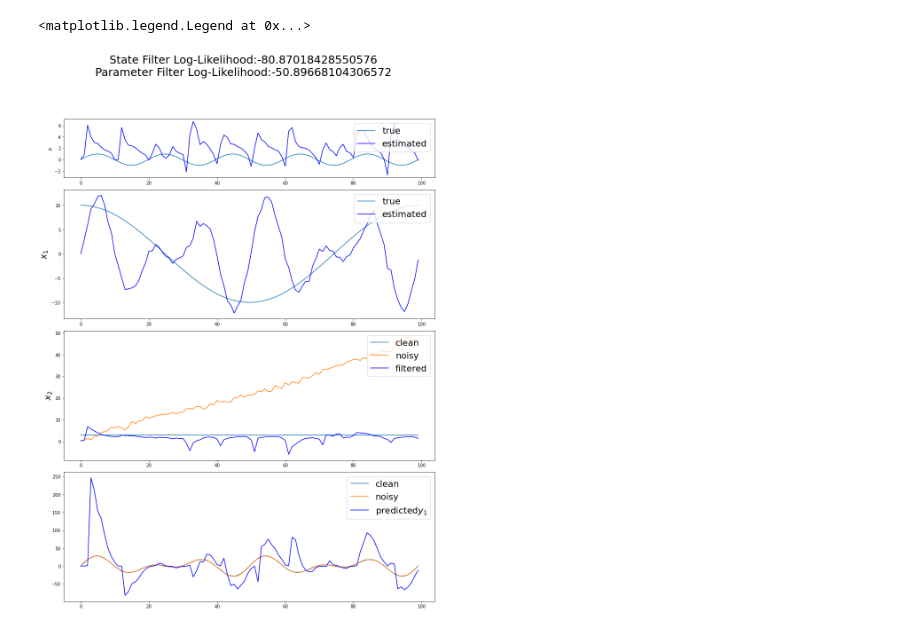
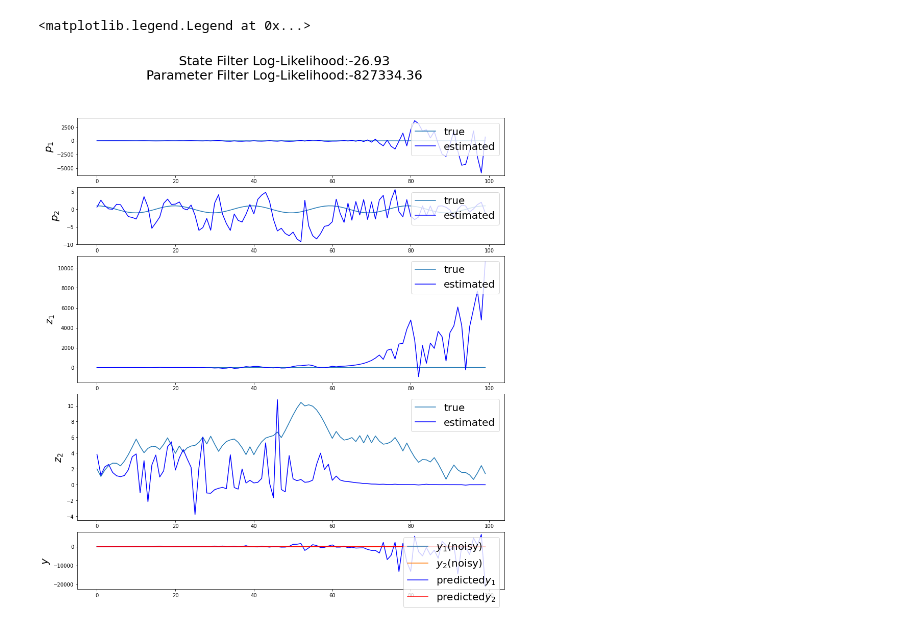
Before and after one commit to SeongchunYang/KF, a Jupyter notebook: DUKFexample.ipynb, the cells around one changed output. Cells and saved outputs as stored; diff of their text form; code cells hidden in the pictures.

Commit message:
Updated dataset for DUKF example

```diff
--- a/DUKFexample.ipynb
+++ b/DUKFexample.ipynb
@@ -129,36 +212,52 @@ DUKF.main(obs_noisy)
 # %%
-fig=plt.figure(figsize=(15,20))
+fig=plt.figure(figsize=(15,17))
 grid=gridspec.GridSpec(nrows=7,ncols=1,figure=fig)
 fig.suptitle(
-    'State Filter Log-Likelihood:{}\n'.format(np.mean(DUKF.sUKF.log_likelihoods)) +
-    'Parameter Filter Log-Likelihood:{}'.format(np.mean(DUKF.pUKF.log_likelihoods)),
+    'State Filter Log-Likelihood:{}\n'.format(
+        np.round(
+            np.mean(DUKF.sUKF.log_likelihoods),
+            2)
+    ) +
+    'Parameter Filter Log-Likelihood:{}'.format(
+        np.round(
+            np.mean(DUKF.pUKF.log_likelihoods),
+            2)
+    )
+    ,
     size=25
 )
-# estimated parameter
+# estimated parameter1
 ax1=fig.add_subplot(grid[0,0])
-ax1.plot(p,label='true')
-ax1.plot(DUKF.pUKF.zs,label='estimated',color='b')
-ax1.set_ylabel('p')
+ax1.plot(p1,label='true')
+ax1.plot(DUKF.pUKF.zs[:,0],label='estimated',color='b')
+ax1.set_ylabel(r'$p_1$',fontsize=20,weight='bold')
 ax1.legend(loc='upper right',fontsize=20)
-# estimated x1
-ax2=fig.add_subplot(grid[1:3,0])
-ax2.plot(x1_pure,label='true')
-ax2.plot(DUKF.sUKF.zs[:,0],label='estimated',color='blue')
-ax2.set_ylabel(r'$x_1$',size=20,weight='bold')
+# estimated parameter2
+ax2=fig.add_subplot(grid[1,0])
+ax2.plot(p2,label='true')
+ax2.plot(DUKF.pUKF.zs[:,1],label='estimated',color='b')
+ax2.set_ylabel(r'$p_2$',fontsize=20,weight='bold')
 ax2.legend(loc='upper right',fontsize=20)
+# estimated z1
+ax3=fig.add_subplot(grid[2:4,0])
+ax3.plot(x1,label='true')
+ax3.plot(DUKF.sUKF.zs[:,0],label='estimated',color='b')
+ax3.set_ylabel(r'$z_1$',size=20,weight='bold')
+ax3.legend(loc='upper right',fontsize=20)
 # filtered x2
-ax3=fig.add_subplot(grid[3:5,0])
-ax3.plot(x2_clean,label='clean')
-ax3.plot(x2_noisy,label='noisy')
-ax3.plot(DUKF.sUKF.zs[:,1],label='filtered',color='blue')
-ax3.set_ylabel(r'$x_2$',size=20,weight='bold')
-ax3.legend(loc='upper right',fontsize=20)
+ax4=fig.add_subplot(grid[4:6,0])
+ax4.plot(x2,label='true')
+ax4.plot(DUKF.sUKF.zs[:,1],label='estimated',color='b')
+ax4.set_ylabel(r'$z_2$',size=20,weight='bold')
+ax4.legend(loc='upper right',fontsize=20)
 # observation predictions
-ax4=fig.add_subplot(grid[5:7,0])
-ax4.plot(y_clean,label='clean')
-ax4.plot(y_noisy,label='noisy')
-ax4.plot(DUKF.sUKF.xps[:,0],label='predicted'+r'$y_1$',color='b')
-ax4.legend(loc='upper right',fontsize=20)
+ax5=fig.add_subplot(grid[6:8,0])
+ax5.plot(y1_noisy,label=r'$y_1$'+'(noisy)')
+ax5.plot(y2_noisy,label=r'$y_2$'+'(noisy)')
+ax5.plot(DUKF.sUKF.xps[:,0],label='predicted'+r'$y_1$',color='b')
+ax5.plot(DUKF.sUKF.xps[:,1],label='predicted'+r'$y_2$',color='r')
+ax5.set_ylabel(r'$y$',size=20,weight='bold')
+ax5.legend(loc='upper right',fontsize=20)
 # %% [output]
 <matplotlib.legend.Legend at 0x...>
-[figure, old version]
+[figure, new version]
```
Also changed, not shown: parts of 20 cells of this notebook, 5 other files.
